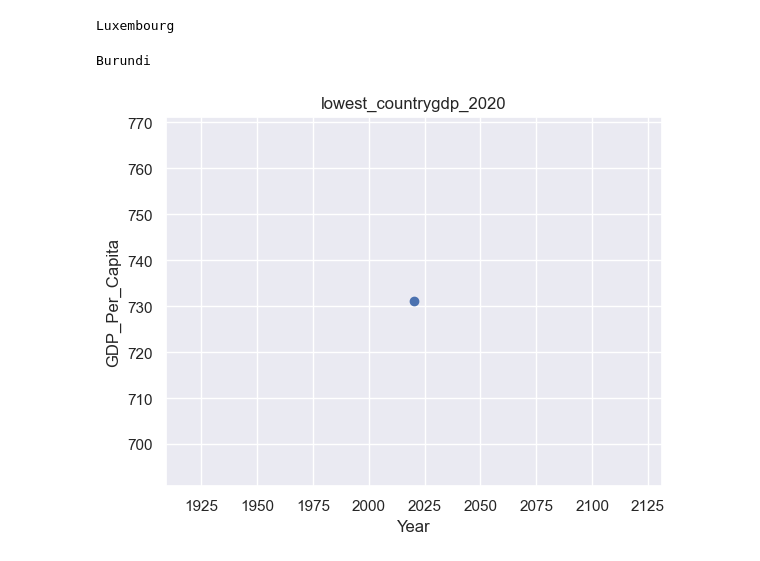
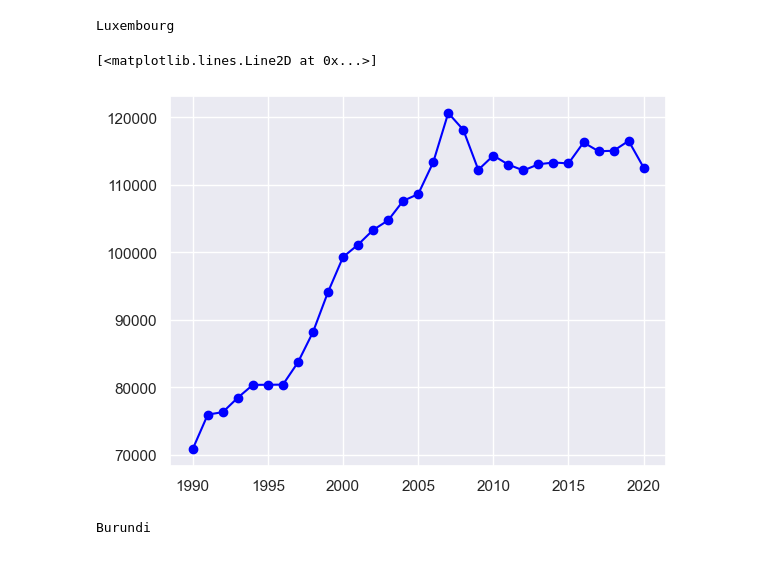
Before and after one commit to NSS-Full-Time-Data-Analytics-11/un-project-Sree0127, a Jupyter notebook: notebooks/gdp_percapita_and_internet_use.ipynb, the cells around one changed output. Drawn from its saved outputs; the diff is of its cells as text; code cells hidden in the pictures.

```diff
--- a/notebooks/gdp_percapita.ipynb
+++ b/notebooks/gdp_percapita_and_internet_use.ipynb
@@ -523,6 +523,13 @@ extract_country_highestgdp2020 = highest_countrygdp_2020.iloc[0]['Country']
 print(extract_country_highestgdp2020)
 # %% [output]
 Luxembourg
+# %%
+gdp_df_luxembourg = gdp_df[gdp_df['Country'] == 'Luxembourg']
+# %%
+plt.plot(gdp_df_luxembourg['Year'], gdp_df_luxembourg['GDP_Per_Capita'], marker='o', linestyle='-', color='blue')
+# %% [output]
+[<matplotlib.lines.Line2D at 0x...>]
+[figure, added]
 # %%
 #13. Which country had the lowest GDP per capita in 2020?
 #Create a plot showing how this country's GDP per capita has changed over the timespan of the dataset.
@@ -539,8 +543,0 @@ sns.set(style="darkgrid")
-# %%
-plt.plot(lowest_countrygdp_2020['Year'], lowest_countrygdp_2020['GDP_Per_Capita'], marker='o')
-plt.title('lowest_countrygdp_2020')
-plt.xlabel('Year')
-plt.ylabel('GDP_Per_Capita')
-plt.show()
-# %% [output]
-[figure, removed]
```
Also changed, not shown: parts of 17 cells of this notebook.
